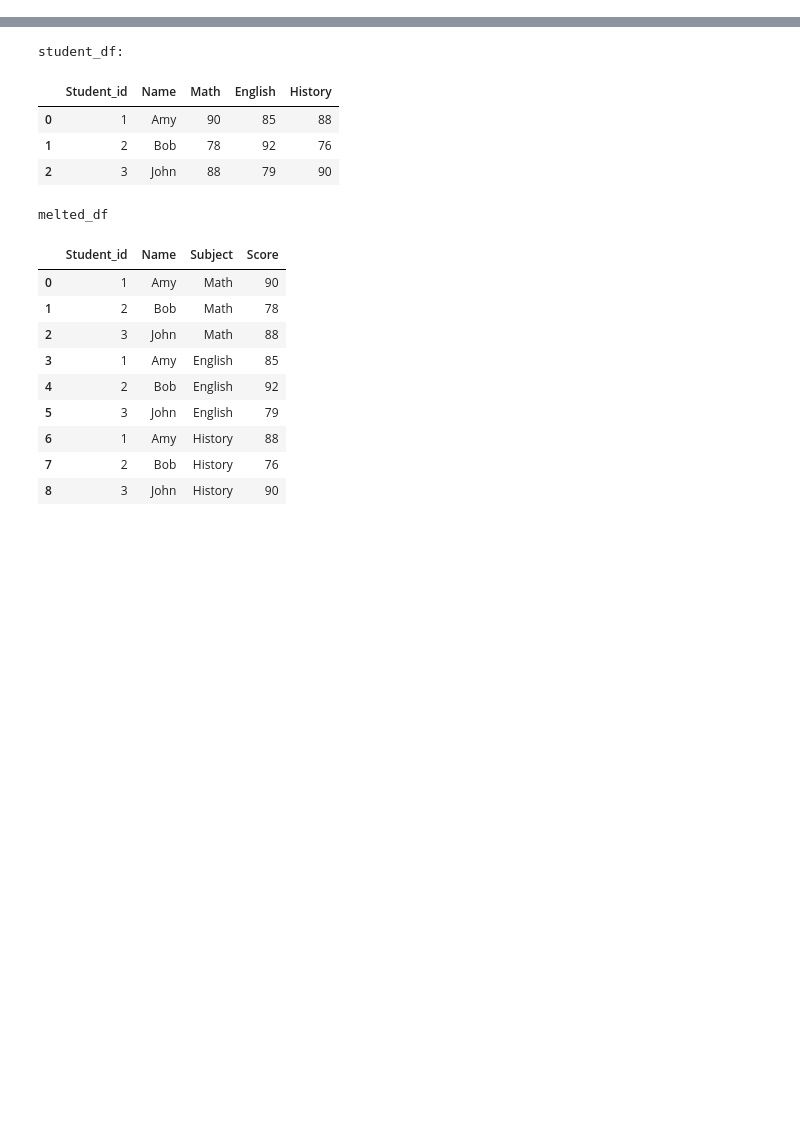
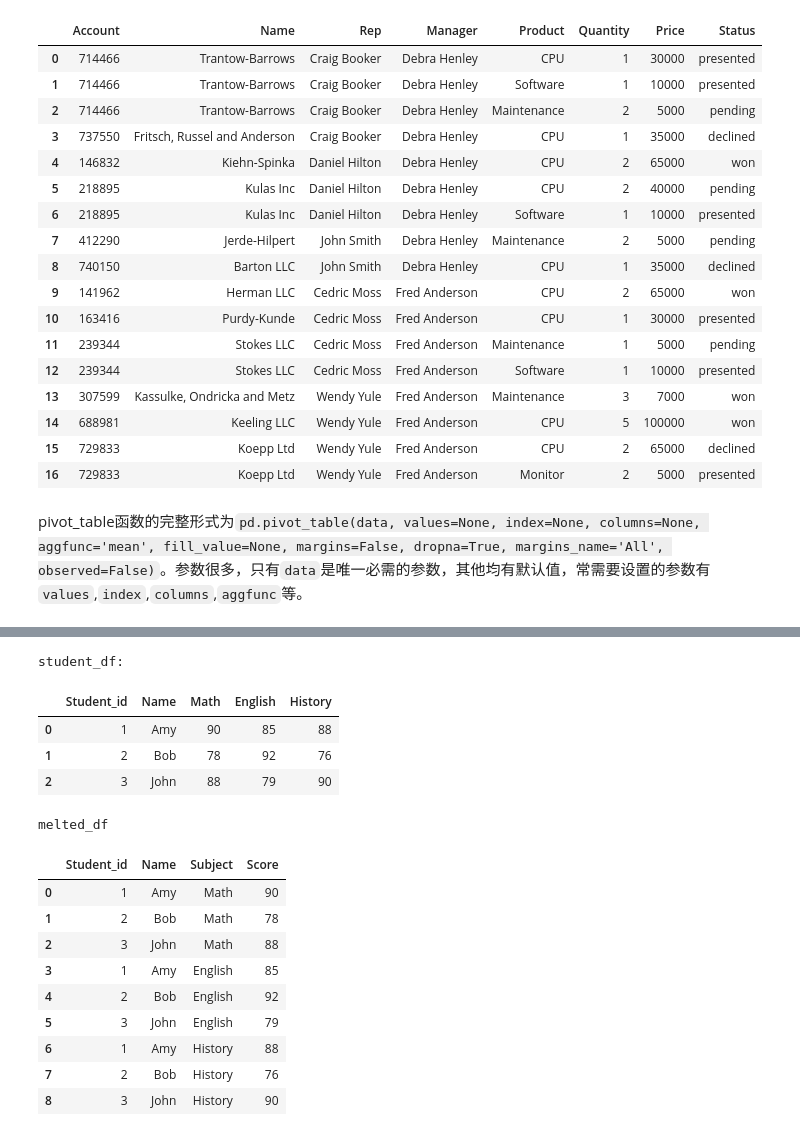
Before and after one commit to godaai/python-data-science, a Jupyter notebook: _build/eval/ch-pandas/data-melt.ipynb, the cells around one changed output, grey strips where cells are left out. Cells and saved outputs as stored; diff of their text form; code cells hidden in the pictures; blank space fills up the shorter version.

Commit message:
update melt&pivot

```diff
--- a/_build/eval/ch-pandas/data-melt.ipynb
+++ b/_build/eval/ch-pandas/data-melt.ipynb
@@ -0,0 +12,26 @@
+# %%
+import pandas as pd
+import numpy as np
+sales_df = pd.read_excel("/Users/xu/Downloads/sales-funnel.xlsx")
+sales_df
+# %% [output]
+|  | Account | Name | Rep | Manager | Product | Quantity | Price | Status |
+| 0 | 714466 | Trantow-Barrows | Craig Booker | Debra Henley | CPU | 1 | 30000 | presented |
+| 1 | 714466 | Trantow-Barrows | Craig Booker | Debra Henley | Software | 1 | 10000 | presented |
+| 2 | 714466 | Trantow-Barrows | Craig Booker | Debra Henley | Maintenance | 2 | 5000 | pending |
+| 3 | 737550 | Fritsch, Russel and Anderson | Craig Booker | Debra Henley | CPU | 1 | 35000 | declined |
+| 4 | 146832 | Kiehn-Spinka | Daniel Hilton | Debra Henley | CPU | 2 | 65000 | won |
+| 5 | 218895 | Kulas Inc | Daniel Hilton | Debra Henley | CPU | 2 | 40000 | pending |
+| 6 | 218895 | Kulas Inc | Daniel Hilton | Debra Henley | Software | 1 | 10000 | presented |
+| 7 | 412290 | Jerde-Hilpert | John Smith | Debra Henley | Maintenance | 2 | 5000 | pending |
+| 8 | 740150 | Barton LLC | John Smith | Debra Henley | CPU | 1 | 35000 | declined |
+| 9 | 141962 | Herman LLC | Cedric Moss | Fred Anderson | CPU | 2 | 65000 | won |
+| 10 | 163416 | Purdy-Kunde | Cedric Moss | Fred Anderson | CPU | 1 | 30000 | presented |
+| 11 | 239344 | Stokes LLC | Cedric Moss | Fred Anderson | Maintenance | 1 | 5000 | pending |
+| 12 | 239344 | Stokes LLC | Cedric Moss | Fred Anderson | Software | 1 | 10000 | presented |
+| 13 | 307599 | Kassulke, Ondricka and Metz | Wendy Yule | Fred Anderson | Maintenance | 3 | 7000 | won |
+| 14 | 688981 | Keeling LLC | Wendy Yule | Fred Anderson | CPU | 5 | 100000 | won |
+| 15 | 729833 | Koepp Ltd | Wendy Yule | Fred Anderson | CPU | 2 | 65000 | declined |
+| 16 | 729833 | Koepp Ltd | Wendy Yule | Fred Anderson | Monitor | 2 | 5000 | presented |
+# %% [markdown]
+pivot_table函数的完整形式为`pd.pivot_table(data, values=None, index=None, columns=None, aggfunc='mean', fill_value=None, margins=False, dropna=True, margins_name='All', observed=False)`。参数很多，只有`data`是唯一必需的参数，其他均有默认值，常需要设置的参数有 `values`,`index`,`columns`,`aggfunc`等。
```
Also changed, not shown: parts of 23 cells of this notebook, 1 other file.
